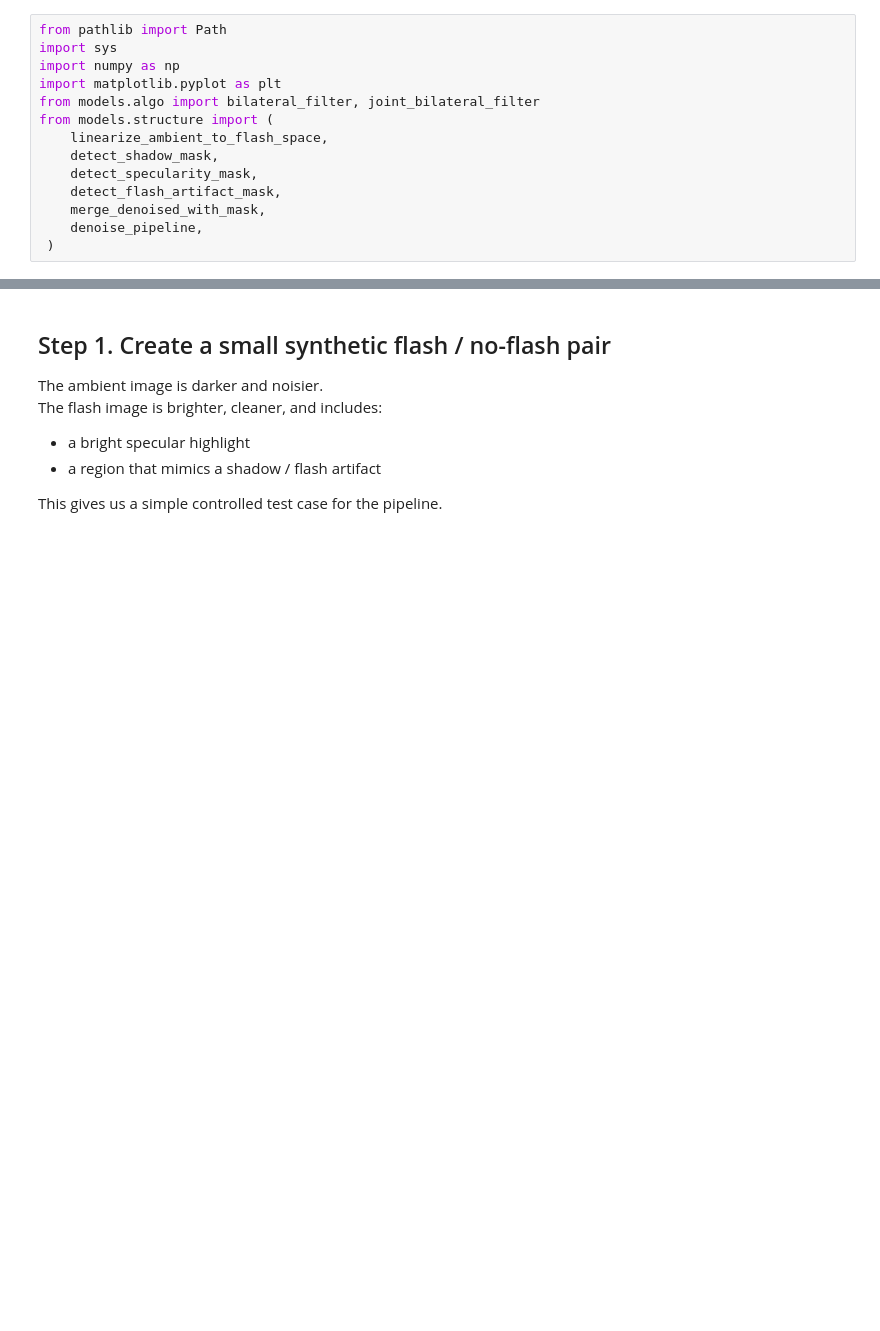
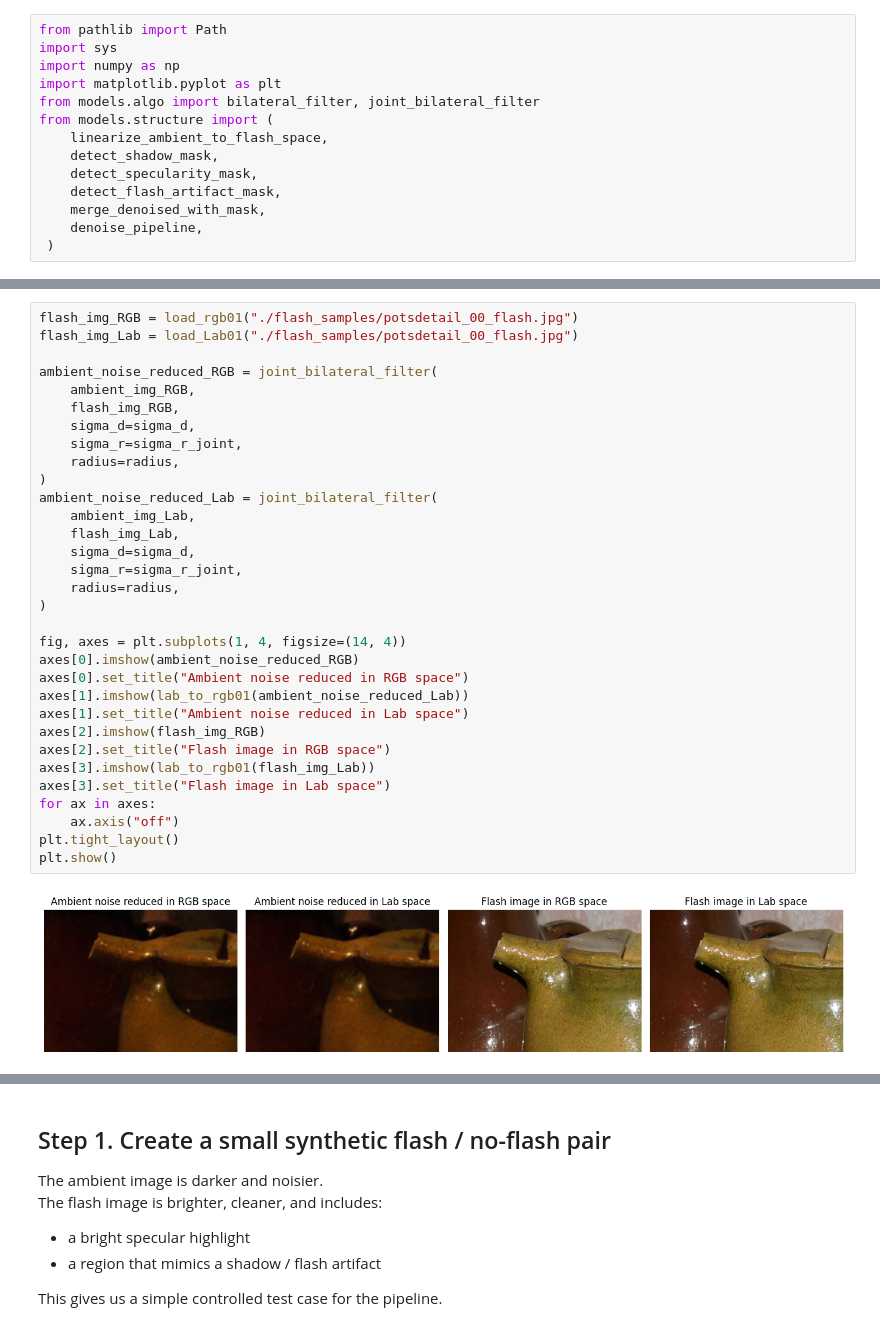
Before and after one commit to cheyu-cyber/flash_no_flash, a Jupyter notebook: classical_joint_bilateral__method/demo.ipynb, the cells around one changed output, grey strips where cells are left out. Saved outputs shown, nothing was run; the diff lists cells and outputs as text; blank space fills up the shorter version.

```diff
--- a/classical_joint_bilateral__method/demo.ipynb
+++ b/classical_joint_bilateral__method/demo.ipynb
@@ -55,0 +153,34 @@ from models.structure import (
+# %%
+flash_img_RGB = load_rgb01("./flash_samples/potsdetail_00_flash.jpg")
+flash_img_Lab = load_Lab01("./flash_samples/potsdetail_00_flash.jpg")
+
+ambient_noise_reduced_RGB = joint_bilateral_filter(
+    ambient_img_RGB,
+    flash_img_RGB,
+    sigma_d=sigma_d,
+    sigma_r=sigma_r_joint,
+    radius=radius,
+)
+ambient_noise_reduced_Lab = joint_bilateral_filter(
+    ambient_img_Lab,
+    flash_img_Lab,
+    sigma_d=sigma_d,
+    sigma_r=sigma_r_joint,
+    radius=radius,
+)
+
+fig, axes = plt.subplots(1, 4, figsize=(14, 4))
+axes[0].imshow(ambient_noise_reduced_RGB)
+axes[0].set_title("Ambient noise reduced in RGB space")
+axes[1].imshow(lab_to_rgb01(ambient_noise_reduced_Lab))
+axes[1].set_title("Ambient noise reduced in Lab space")
+axes[2].imshow(flash_img_RGB)
+axes[2].set_title("Flash image in RGB space")
+axes[3].imshow(lab_to_rgb01(flash_img_Lab))
+axes[3].set_title("Flash image in Lab space")
+for ax in axes:
+    ax.axis("off")
+plt.tight_layout()
+plt.show()
+# %% [output]
+[figure, added]
```
Also changed, not shown: parts of 5 cells of this notebook, 6 other files.
